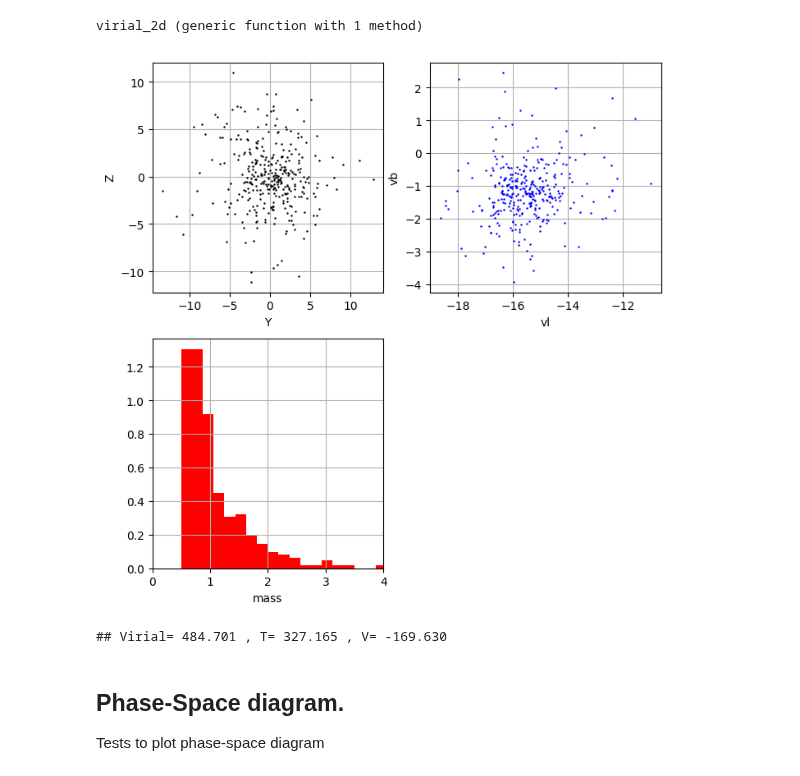
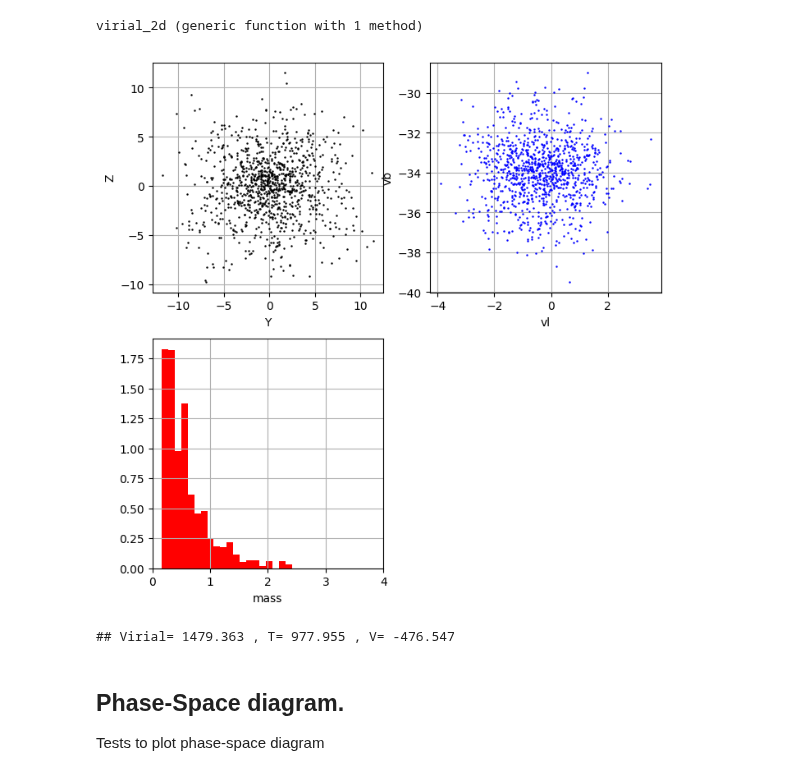
Before and after one commit to bosscha/gaia-shock, a Jupyter notebook: notebooks/analysis/perturbation-markers.ipynb, the cells around one changed output. Saved outputs shown, nothing was run; the diff lists cells and outputs as text; code cells hidden in the pictures.

```diff
--- a/notebooks/analysis/perturbation-markers.ipynb
+++ b/notebooks/analysis/perturbation-markers.ipynb
@@ -225,34 +228,36 @@ end
 virial_2d (generic function with 1 method)
 # %%
 # oc csv file with estimated mass.
-ocm= "NGC 6025-1.7deg-oc-mass.csv"
-ocm= CSV.read("$ocdir/$ocm", delim=";")
+ocname= "NGC 6025-1.7deg-oc-mass.csv"
+ocname= "NGC 2516-3.5deg-oc-mass.csv"
+ocname= "NGC 2632-15.5deg-oc-mass.csv"
+ocm= CSV.read("$ocdir/$ocname", delim=";")
 
 ## OC recentered
 ocm.X= ocm.X .- mean(ocm.X)
 ocm.Y= ocm.Y .- mean(ocm.Y)
 ocm.Z= ocm.Z .- mean(ocm.Z)
 
 fig= PyPlot.figure(figsize=(8,8))
 
 ax= PyPlot.subplot(221)
 PyPlot.grid("on")
 PyPlot.plot(ocm.Y, ocm.Z,"k.", markersize= 1.5)
 PyPlot.xlabel("Y") ; PyPlot.ylabel("Z")
 ax= PyPlot.subplot(222)
 PyPlot.grid("on")
 PyPlot.plot(ocm.vl, ocm.vb,"b.",markersize= 1.5 )
 PyPlot.xlabel("vl") ; PyPlot.ylabel("vb")
 ax= PyPlot.subplot(223)
 PyPlot.grid("on")
 PyPlot.xlim([0,4])
 PyPlot.hist(ocm.mass , 20, density=true, facecolor="r")
 PyPlot.xlabel("mass")
 
 
 PyPlot.show()
 # %% [output]
-[figure, old version]
+[figure, new version]
 # %%
 ## Virial computation
 # we need to center the velocity
@@ -262,7 +267,7 @@ vbcentered= ocm.vb .- mean(ocm.vb)
 vir, T, V= virial_2d(ocm.mass, ocm.Y, ocm.Z, vlcentered, vbcentered)
 @printf("## Virial= %3.3f , T= %3.3f , V= %3.3f", vir, T, V)
 # %% [output]
-## Virial= 484.701 , T= 327.165 , V= -169.630
+## Virial= 1479.363 , T= 977.955 , V= -476.547
 # %% [markdown]
 ## Phase-Space diagram.
 
```
Also changed, not shown: parts of 8 cells of this notebook, 1 other file.
